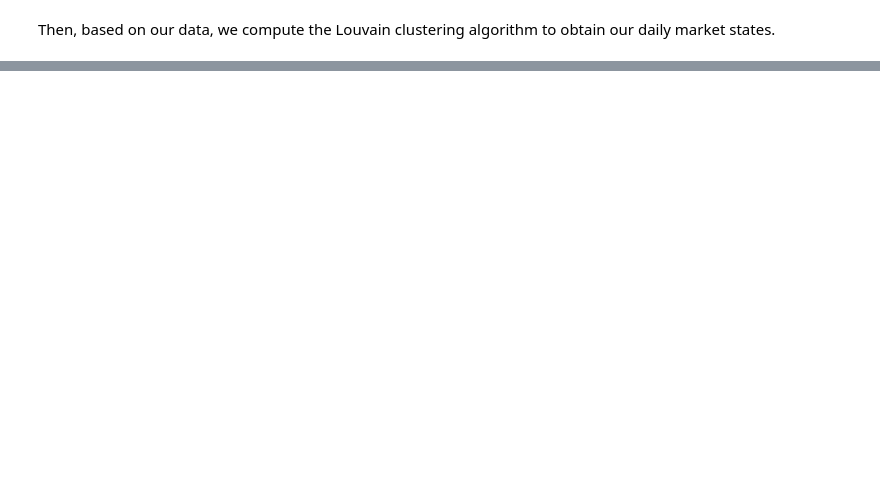
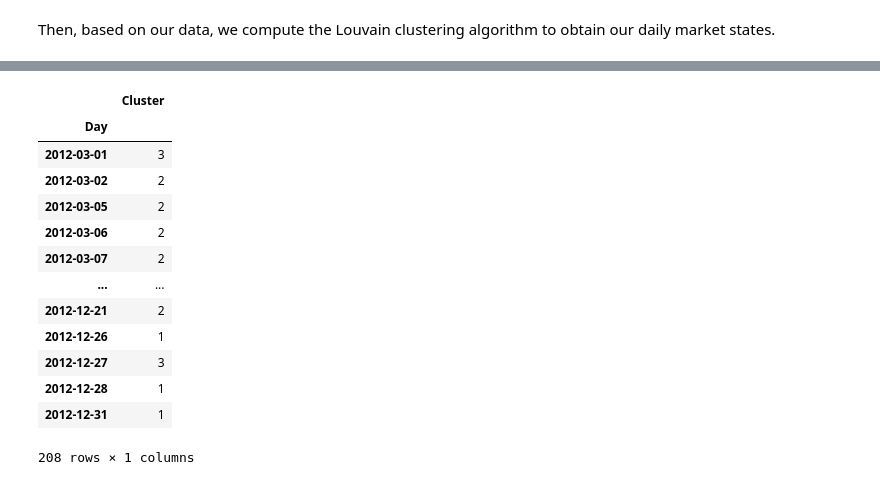
Before and after one commit to PH-14/FBD_2024_GroupE, a Jupyter notebook: main.ipynb, the cells around one changed output, grey strips where cells are left out. Saved outputs shown, nothing was run; the diff lists cells and outputs as text; code cells hidden in the pictures; blank space fills up the shorter version.

```diff
--- a/main.ipynb
+++ b/main.ipynb
@@ -50,0 +61,20 @@ The new day is assigned to cluster 1 with similarity 0.012318635996013013
+# %%
+# set day as index
+clusters.set_index('Day', inplace=True)
+clusters.index = pd.to_datetime(clusters.index)
+clusters
+# %% [output]
+|  | Cluster |
+| Day |  |
+| 2012-03-01 | 3 |
+| 2012-03-02 | 2 |
+| 2012-03-05 | 2 |
+| 2012-03-06 | 2 |
+| 2012-03-07 | 2 |
+| ... | ... |
+| 2012-12-21 | 2 |
+| 2012-12-26 | 1 |
+| 2012-12-27 | 3 |
+| 2012-12-28 | 1 |
+| 2012-12-31 | 1 |
+208 rows × 1 columns
```
Also changed, not shown: parts of 10 cells of this notebook, 3 other files.
